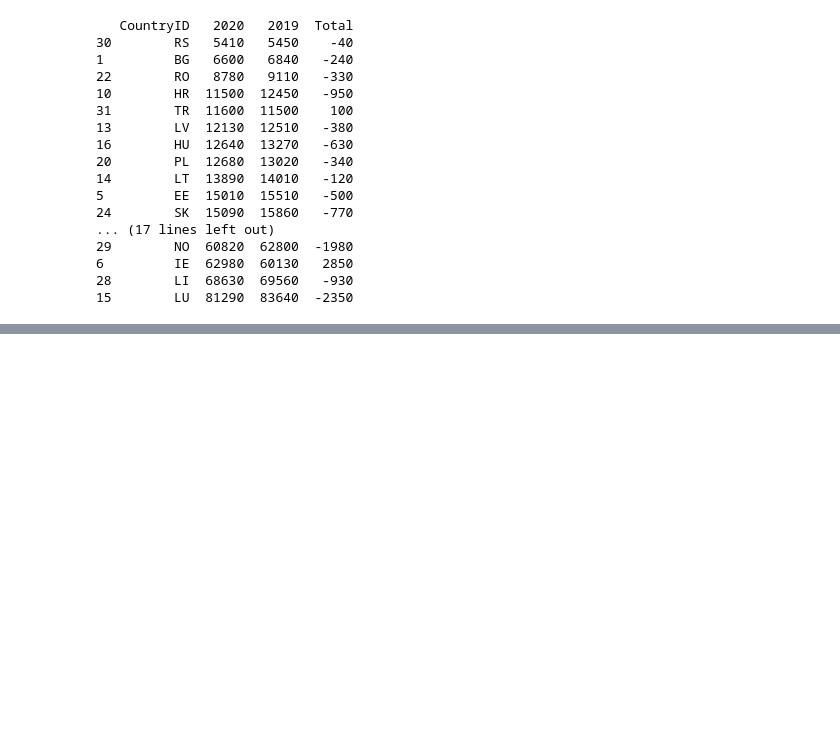
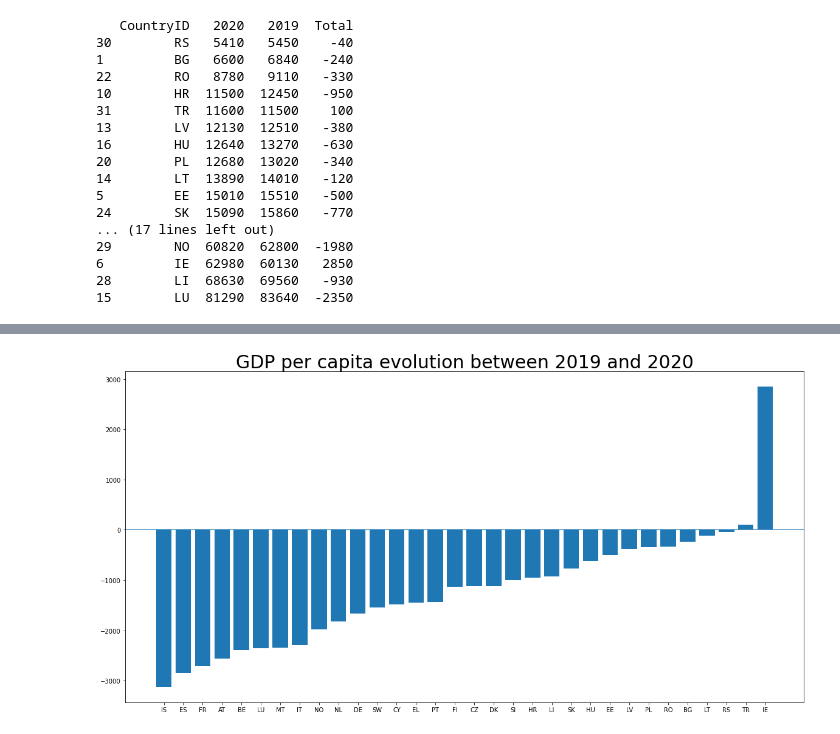
Before and after one commit to florentin997/DataScience-with-python, a Jupyter notebook: GDP_PER_CAPITA.ipynb, the cells around one changed output, grey strips where cells are left out. Cells and saved outputs as stored; diff of their text form; code cells hidden in the pictures; blank space fills up the shorter version.

```diff
--- a/GDP_PER_CAPITA.ipynb
+++ b/GDP_PER_CAPITA.ipynb
@@ -361,0 +354,8 @@ plt.show()
+# %%
+fig = plt.subplots(figsize=(20,10))
+plt.axhline(y=0,alpha=0.8)
+plt.bar(df1df2['CountryID'],df1df2['Total'])
+plt.title(label='GDP per capita evolution between 2019 and 2020', loc='center', fontdict={'fontsize':30})
+plt.show()
+# %% [output]
+[figure, added]
```
Also changed, not shown: parts of 7 cells of this notebook.
